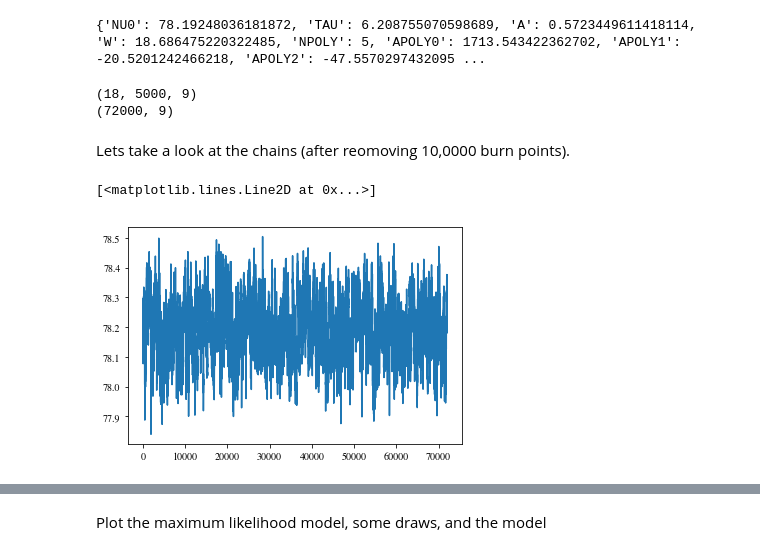
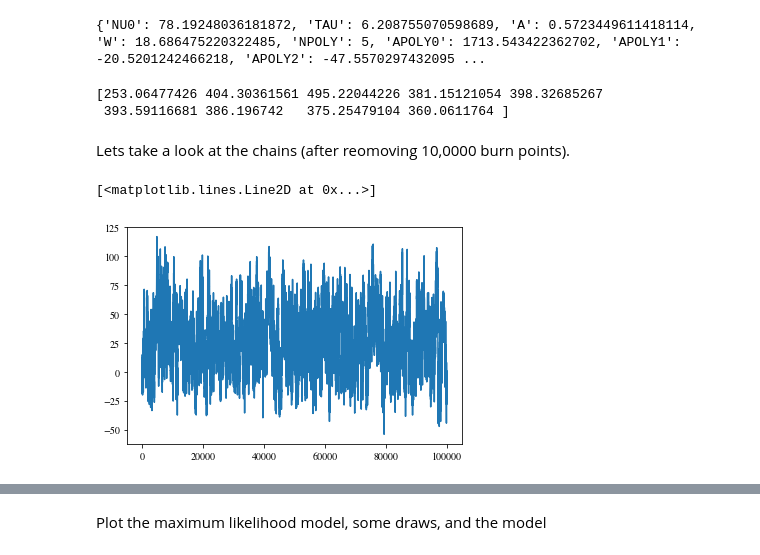
Before and after one commit to ds-grp/edges, a Jupyter notebook: notebooks/example_mcmc.ipynb, the cells around one changed output, grey strips where cells are left out. Drawn from its saved outputs; the diff is of its cells as text; code cells hidden in the pictures.

```diff
--- a/notebooks/example_mcmc.ipynb
+++ b/notebooks/example_mcmc.ipynb
@@ -36,11 +36,8 @@ To fit the data and perform MCMC, just call sampler.sample().
 sampler.sample()
 # %% [output]
 {'NU0': 78.19248036181872, 'TAU': 6.208755070598689, 'A': 0.5723449611418114, 'W': 18.686475220322485, 'NPOLY': 5, 'APOLY0': 1713.543422362702, 'APOLY1': -20.5201242466218, 'APOLY2': -47.5570297432095 ...
-# %%
-print(sampler.sampler.chain.shape)
-samples=sampler.sampler.chain[:, sampler.config['NBURN']:, :].reshape((-1, len(sampler.params_vary)))
-print(samples.shape)
-ml_samples=np.median(samples,axis=0)
-# %% [output]
-(18, 5000, 9)
-(72000, 9)
+# %%
+print(sampler.sampler.acor)
+# %% [output]
+[253.06477426 404.30361561 495.22044226 381.15121054 398.32685267
+ 393.59116681 386.196742   375.25479104 360.0611764 ]
@@ -48,10 +49,10 @@ ml_samples=np.median(samples,axis=0)
 Lets take a look at the chains (after reomoving 10,0000 burn points).
 # %%
 #plt.plot(samples[:,0])
-plt.plot(samples[:,0])
+plt.plot(samples[:100000,8])
 # %% [output]
 [<matplotlib.lines.Line2D at 0x...>]
-[figure, old version]
+[figure, new version]
 # %%
 corner.corner(samples,
 labels=('$\\nu_0$ (MHz)','$\\tau$','$A$ (mK)','$W$ (MHz)','$a_0$','$a_1$','$a_2$','$a_3$','$a_4$'))
```
Also changed, not shown: parts of 5 cells of this notebook, 10 other files.
